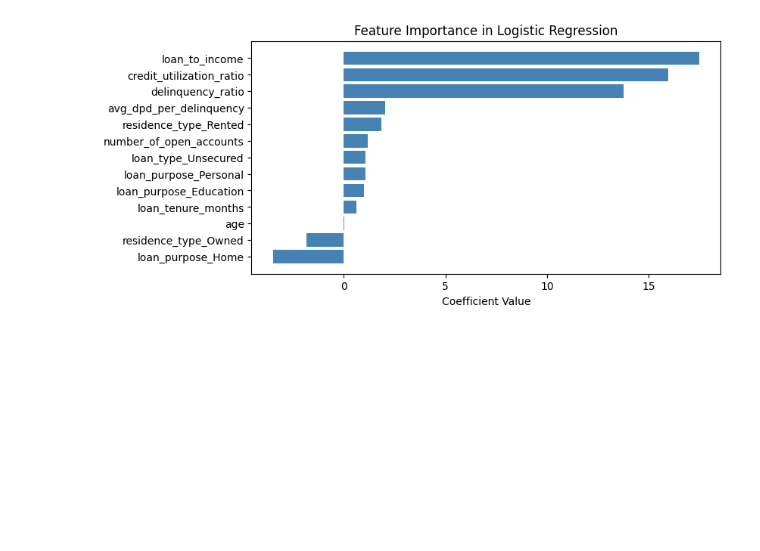
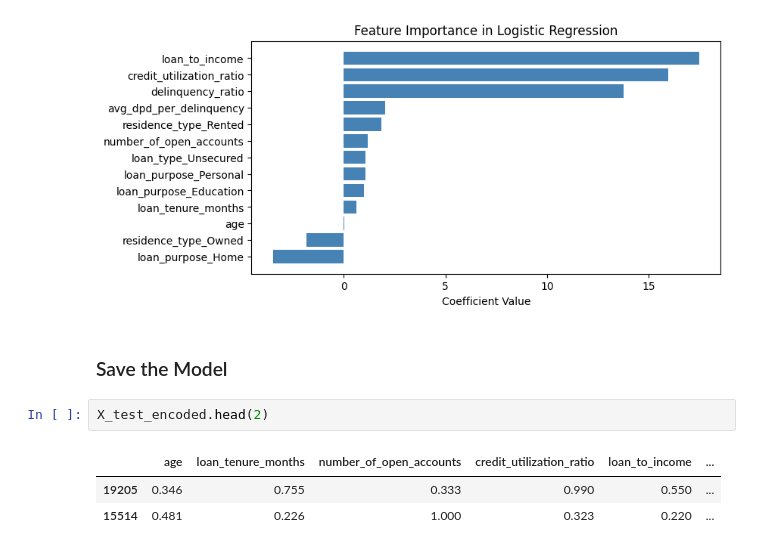
Before and after one commit to Abi27052000/Credit-Risk-Modelling, a Jupyter notebook: Credit_risk.ipynb, the cells around one changed output. Saved outputs shown, nothing was run; the diff lists cells and outputs as text; blank space fills up the shorter version.

```diff
--- a/Credit_risk.ipynb
+++ b/Credit_risk.ipynb
@@ -1487,3 +1487,11 @@ plt.title('Feature Importance in Logistic Regression')
 plt.show()
 # %% [output]
 [figure]
+# %% [markdown]
+### Save the Model
+# %%
+X_test_encoded.head(2)
+# %% [output]
+|  | age | loan_tenure_months | number_of_open_accounts | credit_utilization_ratio | loan_to_income | ... |
+| 19205 | 0.346 | 0.755 | 0.333 | 0.990 | 0.550 | ... |
+| 15514 | 0.481 | 0.226 | 1.000 | 0.323 | 0.220 | ... |
```
Also changed, not shown: parts of 5 cells of this notebook, 1 other file.
